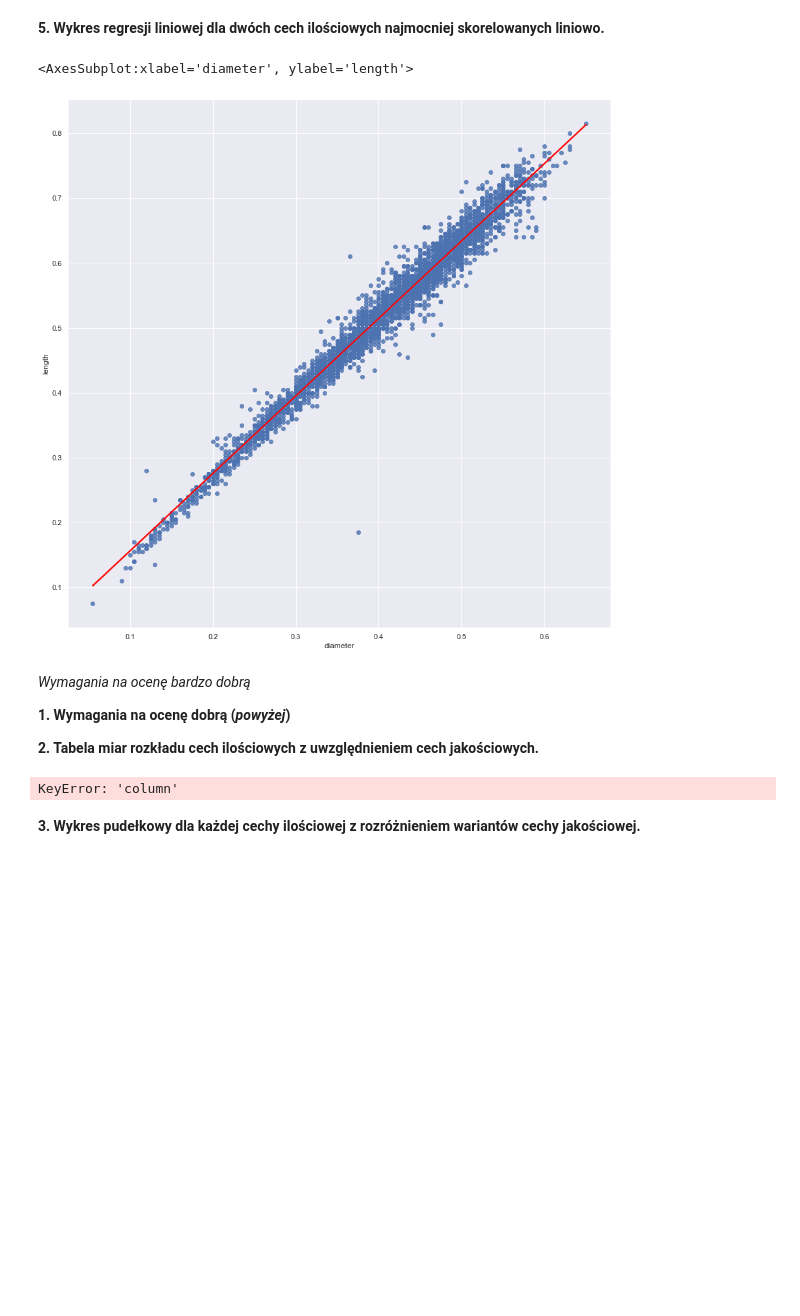
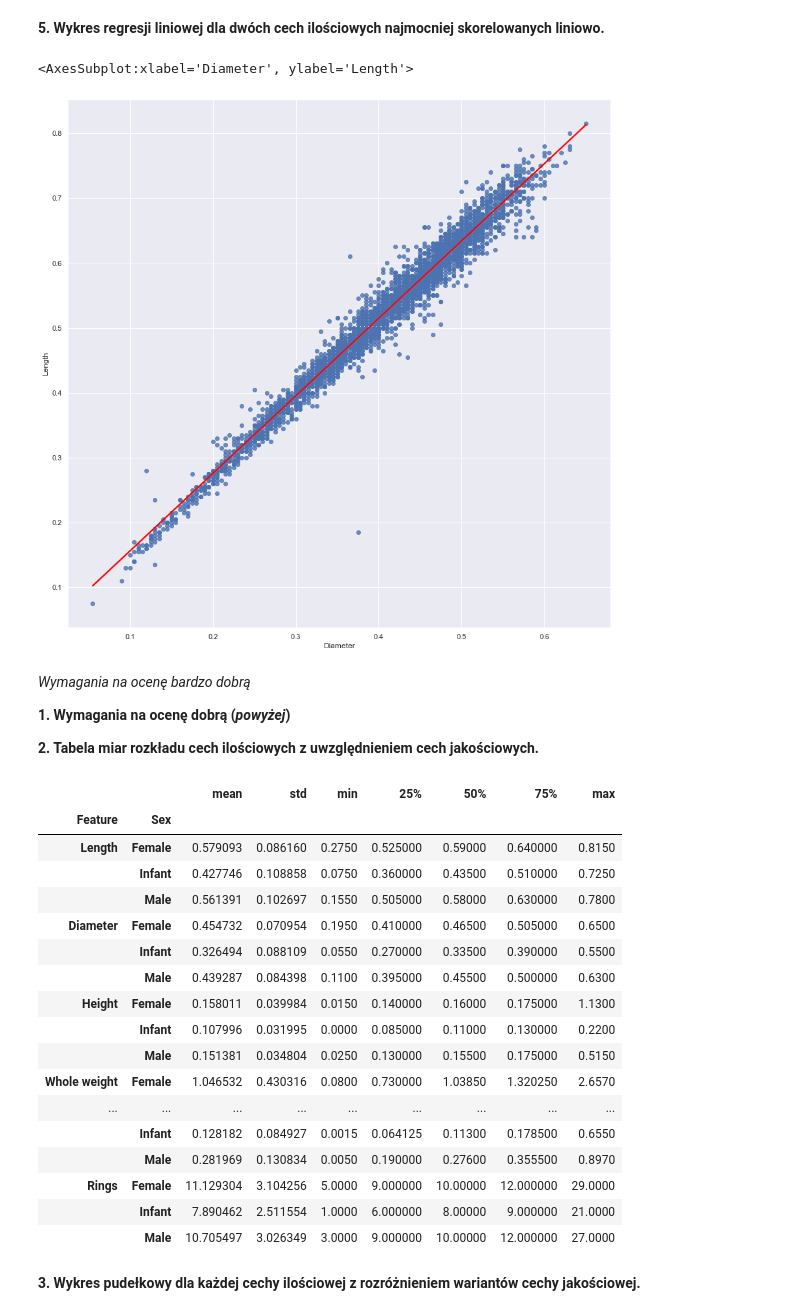
Before and after one commit to oskarkurczewski/ok_dl_zad4, a Jupyter notebook: analysis.ipynb, the cells around one changed output. Saved outputs shown, nothing was run; the diff lists cells and outputs as text; code cells hidden in the pictures; blank space fills up the shorter version.

```diff
--- a/analysis.ipynb
+++ b/analysis.ipynb
@@ -152,9 +159,11 @@ sea.heatmap(data.corr(), annot=True)
 # %%
 sea.set_theme(color_codes=True)
 
-sea.regplot(x='diameter', y='length', data=data_quantitative, line_kws={'color': 'red'})
+sea.regplot(
+    x='Diameter', y='Length', data=data_quantitative,
+    line_kws={'color': 'red'})
 # %% [output]
-<AxesSubplot:xlabel='diameter', ylabel='length'>
+<AxesSubplot:xlabel='Diameter', ylabel='Length'>
 [figure]
 # %% [markdown]
 *Wymagania na ocenę bardzo dobrą*
@@ -163,29 +172,46 @@ sea.regplot(x='diameter', y='length', data=data_quantitative, line_kws={'color':
 
 **2. Tabela miar rozkładu cech ilościowych z uwzględnieniem cech jakościowych.**
 # %%
-multi_mean_values = data.groupby(by='sex').mean().unstack()
-multi_std_values = data.groupby(by='sex').std().unstack()
-multi_min_values = data.groupby(by='sex').min().unstack()
-multi_first_quartile = data.groupby(by='sex').quantile(0.25).unstack()
-multi_median = data.groupby(by='sex').quantile(0.5).unstack()
-multi_third_quartile = data.groupby(by='sex').quantile(0.75).unstack()
-multi_max_values = data.groupby(by='sex').max().unstack()
+multi_mean_values = data.groupby(by='Sex').mean().unstack()
+multi_std_values = data.groupby(by='Sex').std().unstack()
+multi_min_values = data.groupby(by='Sex').min().unstack()
+multi_first_quartile = data.groupby(by='Sex').quantile(0.25).unstack()
+multi_median = data.groupby(by='Sex').quantile(0.5).unstack()
+multi_third_quartile = data.groupby(by='Sex').quantile(0.75).unstack()
+multi_max_values = data.groupby(by='Sex').max().unstack()
 
 
 
-output_multi = pd.concat([multi_mean_values, multi_std_values, multi_min_values,
-                        multi_first_quartile, multi_median, multi_third_quartile,
-                          multi_max_values], axis=0)
+output_multi = pd.concat([multi_mean_values, multi_std_values,
+    multi_min_values, multi_first_quartile, multi_median,
+    multi_third_quartile, multi_max_values], axis=1)
 
+output_multi.columns = ['mean', 'std', 'min', '25%',
+                        '50%', '75%', 'max']
+output_multi.rename(index={'F': 'Female', 'I': 'Infant',
+                           'M': 'Male'}, inplace=True)
+output_multi.index.names = ['Feature', 'Sex']
 
-
-# display(output_multi[0].apply(pd.Series))
-
-# display(output_multi.stack(level=0))
-display(output_multi.groupby(['column']).apply(pd.DataFrame))
-# display(output_multi[0][0])
+display(output_multi)
 # %% [output]
-KeyError: 'column'
+|  |  | mean | std | min | 25% | 50% | 75% | max |
+| Feature | Sex |  |  |  |  |  |  |  |
+| Length | Female | 0.579093 | 0.086160 | 0.2750 | 0.525000 | 0.59000 | 0.640000 | 0.8150 |
+|  | Infant | 0.427746 | 0.108858 | 0.0750 | 0.360000 | 0.43500 | 0.510000 | 0.7250 |
+|  | Male | 0.561391 | 0.102697 | 0.1550 | 0.505000 | 0.58000 | 0.630000 | 0.7800 |
+| Diameter | Female | 0.454732 | 0.070954 | 0.1950 | 0.410000 | 0.46500 | 0.505000 | 0.6500 |
+|  | Infant | 0.326494 | 0.088109 | 0.0550 | 0.270000 | 0.33500 | 0.390000 | 0.5500 |
+|  | Male | 0.439287 | 0.084398 | 0.1100 | 0.395000 | 0.45500 | 0.500000 | 0.6300 |
+| Height | Female | 0.158011 | 0.039984 | 0.0150 | 0.140000 | 0.16000 | 0.175000 | 1.1300 |
+|  | Infant | 0.107996 | 0.031995 | 0.0000 | 0.085000 | 0.11000 | 0.130000 | 0.2200 |
+|  | Male | 0.151381 | 0.034804 | 0.0250 | 0.130000 | 0.15500 | 0.175000 | 0.5150 |
+| Whole weight | Female | 1.046532 | 0.430316 | 0.0800 | 0.730000 | 1.03850 | 1.320250 | 2.6570 |
+| ... | ... | ... | ... | ... | ... | ... | ... | ... |
+|  | Infant | 0.128182 | 0.084927 | 0.0015 | 0.064125 | 0.11300 | 0.178500 | 0.6550 |
+|  | Male | 0.281969 | 0.130834 | 0.0050 | 0.190000 | 0.27600 | 0.355500 | 0.8970 |
+| Rings | Female | 11.129304 | 3.104256 | 5.0000 | 9.000000 | 10.00000 | 12.000000 | 29.0000 |
+|  | Infant | 7.890462 | 2.511554 | 1.0000 | 6.000000 | 8.00000 | 9.000000 | 21.0000 |
+|  | Male | 10.705497 | 3.026349 | 3.0000 | 9.000000 | 10.00000 | 12.000000 | 27.0000 |
 # %% [markdown]
 **3. Wykres pudełkowy dla każdej cechy ilościowej z rozróżnieniem wariantów cechy jakościowej.**
 # %%
```
Also changed, not shown: parts of 8 cells of this notebook.
